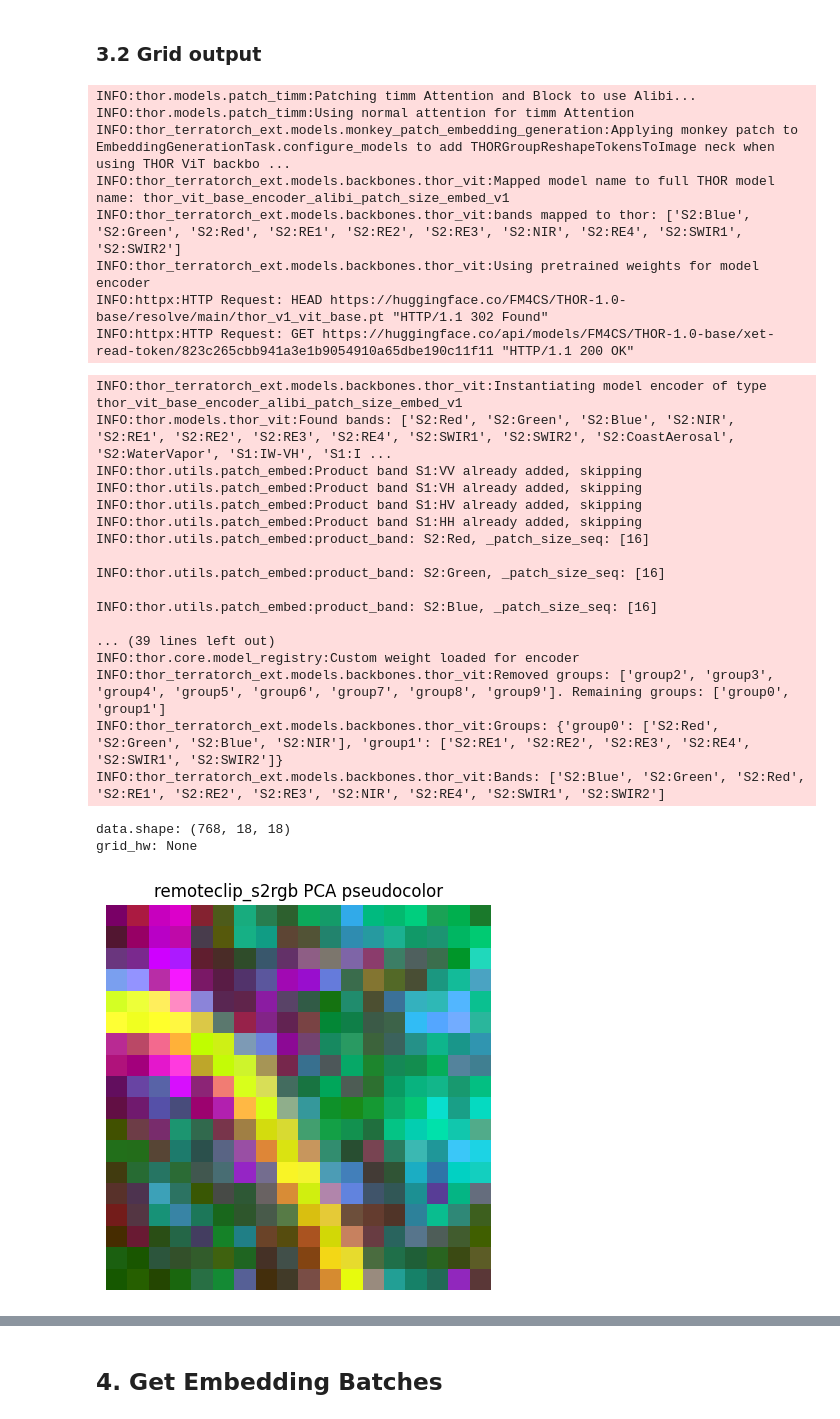
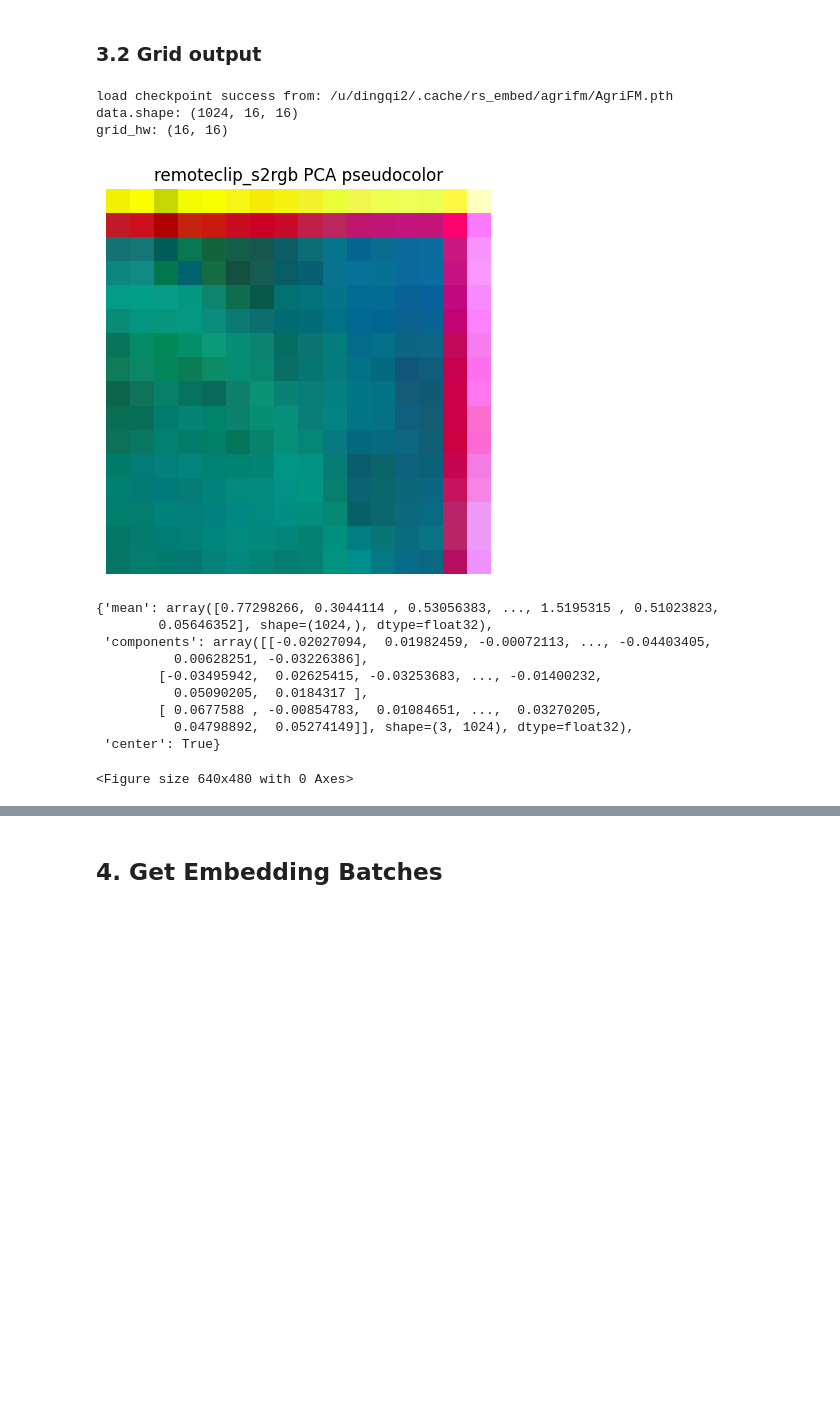
Before and after one commit to Dinghye/rs-embed, a Jupyter notebook: examples/playground.ipynb, the cells around one changed output, grey strips where cells are left out. Drawn from its saved outputs; the diff is of its cells as text; code cells hidden in the pictures; blank space fills up the shorter version.

```diff
--- a/examples/playground.ipynb
+++ b/examples/playground.ipynb
@@ -177,45 +177,31 @@ model: remoteclip_s2rgb
 ### 3.2 Grid output
 # %%
 emb_remoteclip_grid = get_embedding(
-    "thor_1_0_base",
+    "agrifm",
     spatial=spatial_point,
     temporal=temporal_range,
     output=OutputSpec.grid(),
 )
 
 print("data.shape:", emb_remoteclip_grid.data.shape)
 print("grid_hw:", emb_remoteclip_grid.meta.get("grid_hw"))
 
 plot_embedding_pseudocolor(
     emb_remoteclip_grid,
     title="remoteclip_s2rgb PCA pseudocolor",
 )
 # %% [output]
-INFO:thor.models.patch_timm:Patching timm Attention and Block to use Alibi...
-INFO:thor.models.patch_timm:Using normal attention for timm Attention
-INFO:thor_terratorch_ext.models.monkey_patch_embedding_generation:Applying monkey patch to EmbeddingGenerationTask.configure_models to add THORGroupReshapeTokensToImage neck when using THOR ViT backbo ...
-INFO:thor_terratorch_ext.models.backbones.thor_vit:Mapped model name to full THOR model name: thor_vit_base_encoder_alibi_patch_size_embed_v1
-INFO:thor_terratorch_ext.models.backbones.thor_vit:bands mapped to thor: ['S2:Blue', 'S2:Green', 'S2:Red', 'S2:RE1', 'S2:RE2', 'S2:RE3', 'S2:NIR', 'S2:RE4', 'S2:SWIR1', 'S2:SWIR2']
-INFO:thor_terratorch_ext.models.backbones.thor_vit:Using pretrained weights for model encoder
-INFO:httpx:HTTP Request: HEAD https://huggingface.co/FM4CS/THOR-1.0-base/resolve/main/thor_v1_vit_base.pt "HTTP/1.1 302 Found"
-INFO:httpx:HTTP Request: GET https://huggingface.co/api/models/FM4CS/THOR-1.0-base/xet-read-token/823c265cbb941a3e1b9054910a65dbe190c11f11 "HTTP/1.1 200 OK"
+load checkpoint success from: /u/dingqi2/.cache/rs_embed/agrifm/AgriFM.pth
+data.shape: (1024, 16, 16)
+grid_hw: (16, 16)
+[figure, new version]
-INFO:thor_terratorch_ext.models.backbones.thor_vit:Instantiating model encoder of type thor_vit_base_encoder_alibi_patch_size_embed_v1
-INFO:thor.models.thor_vit:Found bands: ['S2:Red', 'S2:Green', 'S2:Blue', 'S2:NIR', 'S2:RE1', 'S2:RE2', 'S2:RE3', 'S2:RE4', 'S2:SWIR1', 'S2:SWIR2', 'S2:CoastAerosal', 'S2:WaterVapor', 'S1:IW-VH', 'S1:I ...
-INFO:thor.utils.patch_embed:Product band S1:VV already added, skipping
-INFO:thor.utils.patch_embed:Product band S1:VH already added, skipping
-INFO:thor.utils.patch_embed:Product band S1:HV already added, skipping
-INFO:thor.utils.patch_embed:Product band S1:HH already added, skipping
-INFO:thor.utils.patch_embed:product_band: S2:Red, _patch_size_seq: [16]
-
-INFO:thor.utils.patch_embed:product_band: S2:Green, _patch_size_seq: [16]
-
-INFO:thor.utils.patch_embed:product_band: S2:Blue, _patch_size_seq: [16]
-
-... (39 lines left out)
-INFO:thor.core.model_registry:Custom weight loaded for encoder
-INFO:thor_terratorch_ext.models.backbones.thor_vit:Removed groups: ['group2', 'group3', 'group4', 'group5', 'group6', 'group7', 'group8', 'group9']. Remaining groups: ['group0', 'group1']
-INFO:thor_terratorch_ext.models.backbones.thor_vit:Groups: {'group0': ['S2:Red', 'S2:Green', 'S2:Blue', 'S2:NIR'], 'group1': ['S2:RE1', 'S2:RE2', 'S2:RE3', 'S2:RE4', 'S2:SWIR1', 'S2:SWIR2']}
-INFO:thor_terratorch_ext.models.backbones.thor_vit:Bands: ['S2:Blue', 'S2:Green', 'S2:Red', 'S2:RE1', 'S2:RE2', 'S2:RE3', 'S2:NIR', 'S2:RE4', 'S2:SWIR1', 'S2:SWIR2']
+{'mean': array([0.77298266, 0.3044114 , 0.53056383, ..., 1.5195315 , 0.51023823,
+        0.05646352], shape=(1024,), dtype=float32),
+ 'components': array([[-0.02027094,  0.01982459, -0.00072113, ..., -0.04403405,
+          0.00628251, -0.03226386],
+        [-0.03495942,  0.02625415, -0.03253683, ..., -0.01400232,
+          0.05090205,  0.0184317 ],
+        [ 0.0677588 , -0.00854783,  0.01084651, ...,  0.03270205,
+          0.04798892,  0.05274149]], shape=(3, 1024), dtype=float32),
+ 'center': True}
-data.shape: (768, 18, 18)
-grid_hw: None
+<Figure size 640x480 with 0 Axes>
-[figure, old version]
```
Also changed, not shown: parts of 1 cell of this notebook, 7 other files.
